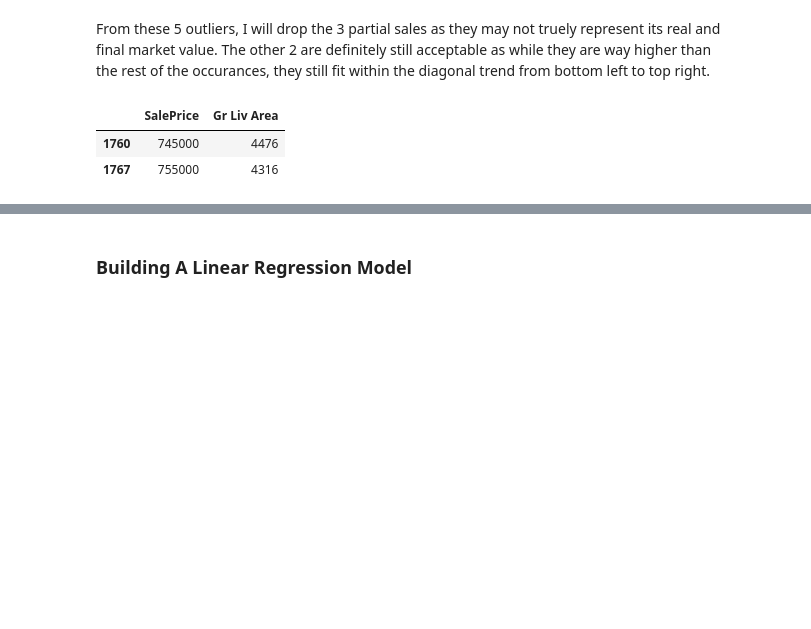
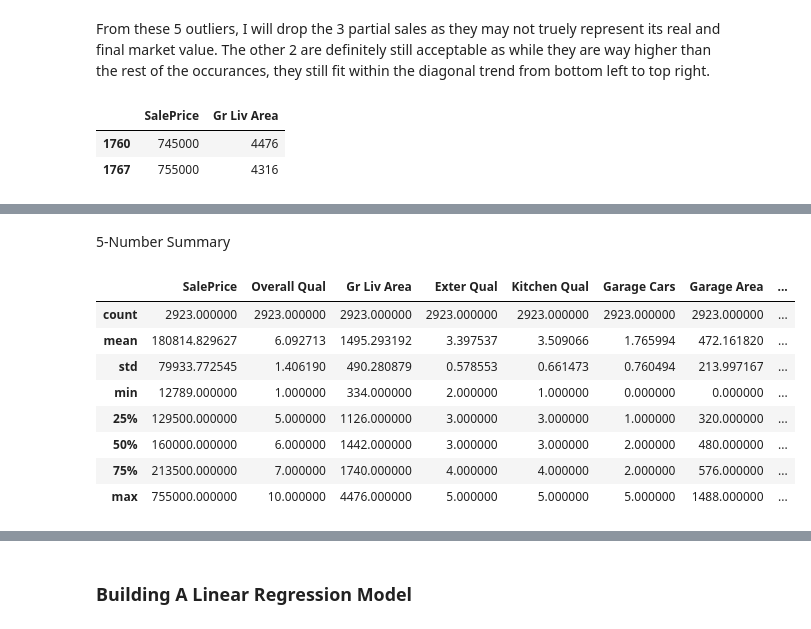
Before and after one commit to Mesterlol101/SIM-UOL, a Jupyter notebook: Y3S1/CM3005 - Data Science/Midterm Assignment/Assignment.ipynb, the cells around one changed output, grey strips where cells are left out. Drawn from its saved outputs; the diff is of its cells as text; code cells hidden in the pictures; blank space fills up the shorter version.

```diff
--- a/Y3S1/CM3005 - Data Science/Midterm Assignment/Assignment.ipynb
+++ b/Y3S1/CM3005 - Data Science/Midterm Assignment/Assignment.ipynb
@@ -590,0 +616,15 @@ Central Tendency
+# %% [markdown]
+5-Number Summary
+# %%
+# Checking the 5 number summary for the top 10 features
+top_10_df.describe()
+# %% [output]
+|  | SalePrice | Overall Qual | Gr Liv Area | Exter Qual | Kitchen Qual | Garage Cars | Garage Area | ... |
+| count | 2923.000000 | 2923.000000 | 2923.000000 | 2923.000000 | 2923.000000 | 2923.000000 | 2923.000000 | ... |
+| mean | 180814.829627 | 6.092713 | 1495.293192 | 3.397537 | 3.509066 | 1.765994 | 472.161820 | ... |
+| std | 79933.772545 | 1.406190 | 490.280879 | 0.578553 | 0.661473 | 0.760494 | 213.997167 | ... |
+| min | 12789.000000 | 1.000000 | 334.000000 | 2.000000 | 1.000000 | 0.000000 | 0.000000 | ... |
+| 25% | 129500.000000 | 5.000000 | 1126.000000 | 3.000000 | 3.000000 | 1.000000 | 320.000000 | ... |
+| 50% | 160000.000000 | 6.000000 | 1442.000000 | 3.000000 | 3.000000 | 2.000000 | 480.000000 | ... |
+| 75% | 213500.000000 | 7.000000 | 1740.000000 | 4.000000 | 4.000000 | 2.000000 | 576.000000 | ... |
+| max | 755000.000000 | 10.000000 | 4476.000000 | 5.000000 | 5.000000 | 5.000000 | 1488.000000 | ... |
```
Also changed, not shown: parts of 14 cells of this notebook, 4 other files.
